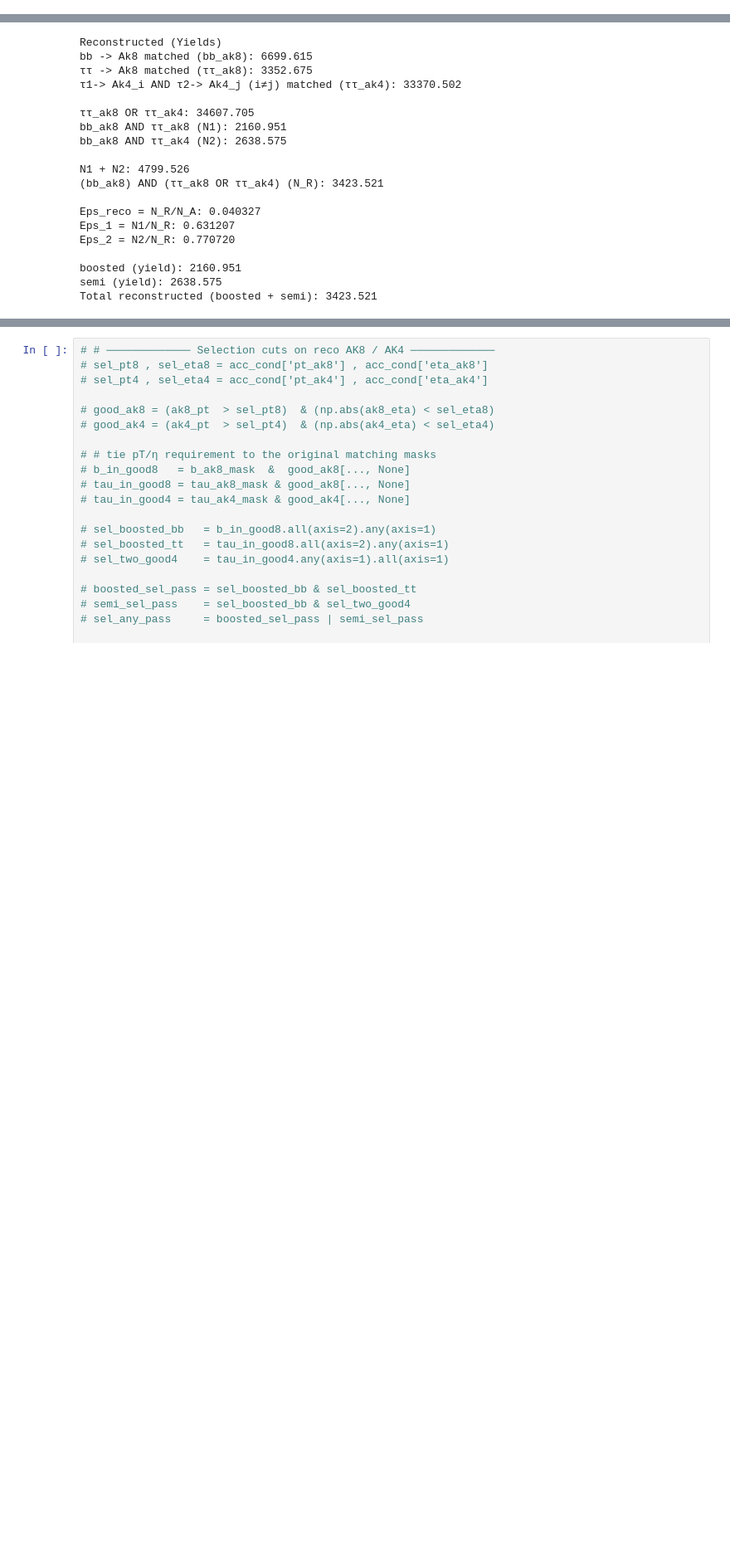
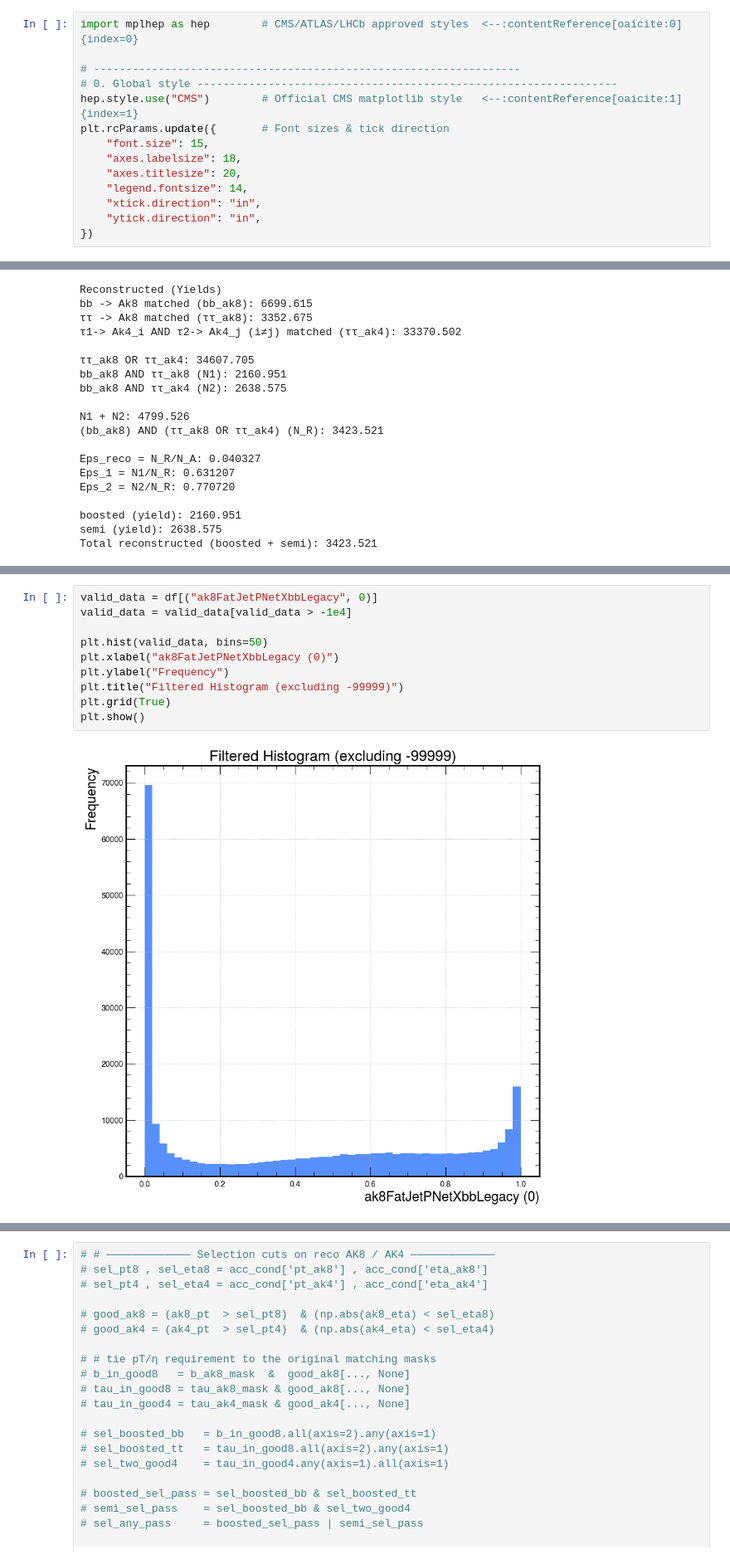
Before and after one commit to ArghyaDas112358/bbtautau, a Jupyter notebook: src/bbtautau/postprocessing/lowPt_Study_gen_match .ipynb, the cells around one changed output, grey strips where cells are left out. Shown at 83% size. Saved outputs shown, nothing was run; the diff lists cells and outputs as text; blank space fills up the shorter version.

```diff
--- a/src/bbtautau/postprocessing/lowPt_Study_gen_match .ipynb
+++ b/src/bbtautau/postprocessing/lowPt_Study_gen_match .ipynb
@@ -595,0 +564,14 @@ bb -> Ak8 matched (bb_ak8): 6699.615
+# %%
+import mplhep as hep        # CMS/ATLAS/LHCb approved styles  <--:contentReference[oaicite:0]{index=0}
+
+# ------------------------------------------------------------------
+# 0. Global style -----------------------------------------------------------------
+hep.style.use("CMS")        # Official CMS matplotlib style   <--:contentReference[oaicite:1]{index=1}
+plt.rcParams.update({       # Font sizes & tick direction
+    "font.size": 15,
+    "axes.labelsize": 18,
+    "axes.titlesize": 20,
+    "legend.fontsize": 14,
+    "xtick.direction": "in",
+    "ytick.direction": "in",
+})
@@ -715,0 +745,12 @@ Total reconstructed (boosted + semi): 3423.521
+# %%
+valid_data = df[("ak8FatJetPNetXbbLegacy", 0)]
+valid_data = valid_data[valid_data > -1e4]
+
+plt.hist(valid_data, bins=50)
+plt.xlabel("ak8FatJetPNetXbbLegacy (0)")
+plt.ylabel("Frequency")
+plt.title("Filtered Histogram (excluding -99999)")
+plt.grid(True)
+plt.show()
+# %% [output]
+[figure, added]
```
Also changed, not shown: parts of 10 cells of this notebook.
